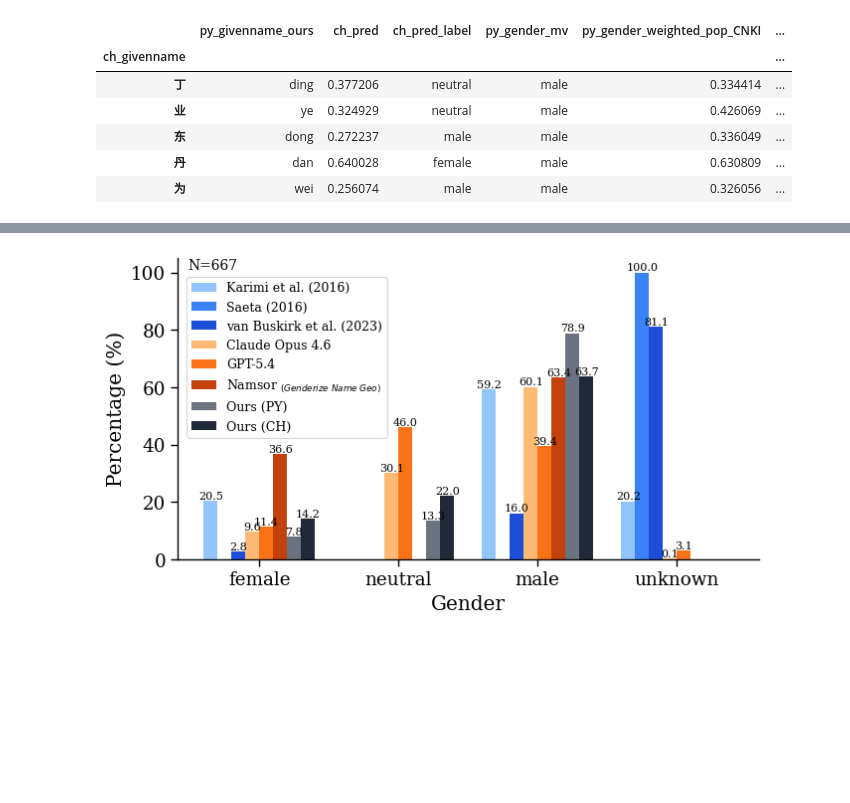
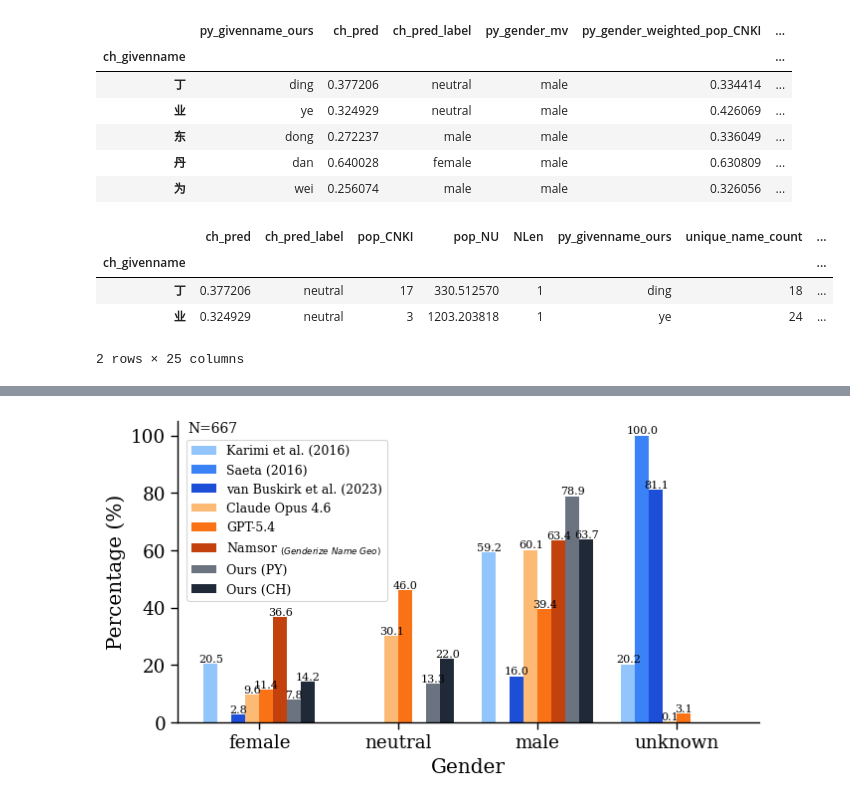
Before and after one commit to CSHVienna/chinese-names-gender, a Jupyter notebook: code/notebooks/4_predictions_py.ipynb, the cells around one changed output, grey strips where cells are left out. Saved outputs shown, nothing was run; the diff lists cells and outputs as text; code cells hidden in the pictures; blank space fills up the shorter version.

```diff
--- a/code/notebooks/4_predictions_py.ipynb
+++ b/code/notebooks/4_predictions_py.ipynb
@@ -387,6 +387,14 @@ PINYIN_AGG_LABELS = {'py_gender_avg_all': 'Mean (all chars)',
                      'py_gender_weighted_pop_NU': 'Weighted pop.',
                      'py_gender_avg_CNKI': 'Mean (CNKI chars)',
                      'py_gender_weighted_pop_CNKI': 'Weighted CNKI pop.'}
+# %%
+df_py_genders.head(2)
+# %% [output]
+|  | ch_pred | ch_pred_label | pop_CNKI | pop_NU | NLen | py_givenname_ours | unique_name_count | ... |
+| ch_givenname |  |  |  |  |  |  |  | ... |
+| 丁 | 0.377206 | neutral | 17 | 330.512570 | 1 | ding | 18 | ... |
+| 业 | 0.324929 | neutral | 3 | 1203.203818 | 1 | ye | 24 | ... |
+2 rows × 25 columns
 # %%
 rmse_pred_py_test = None
 
```
Also changed, not shown: parts of 2 cells of this notebook, 5 other files.
